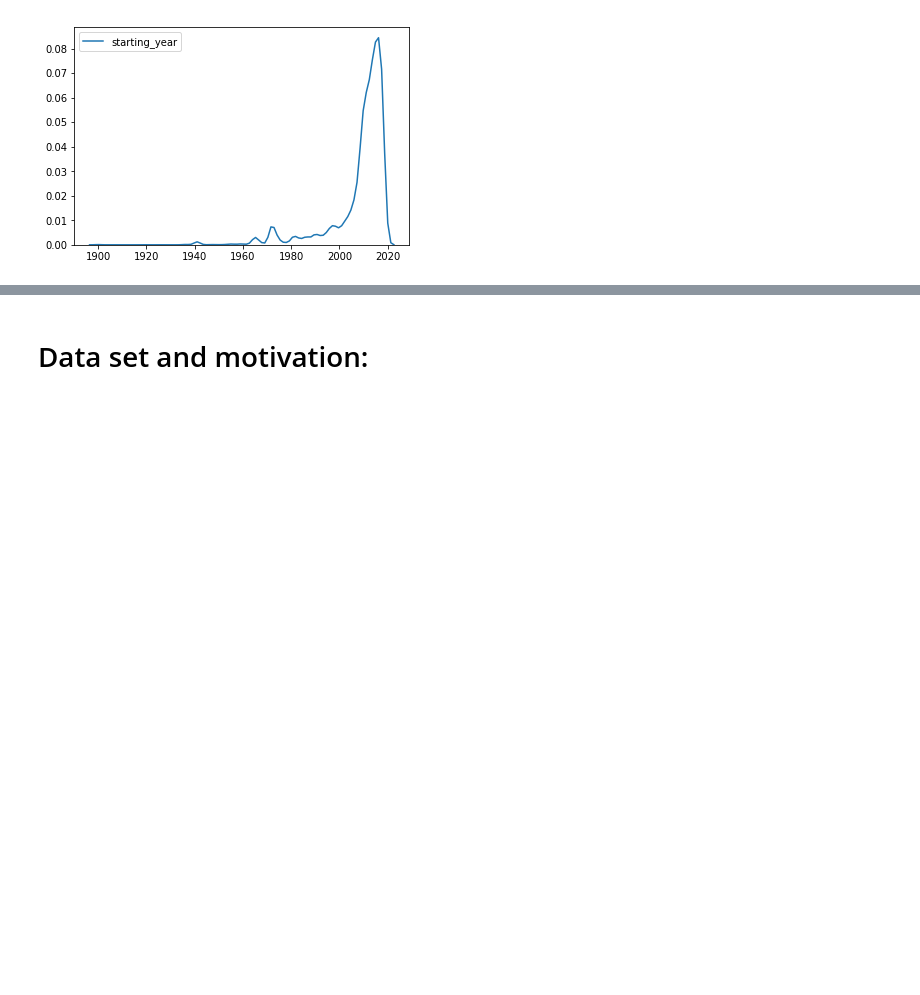
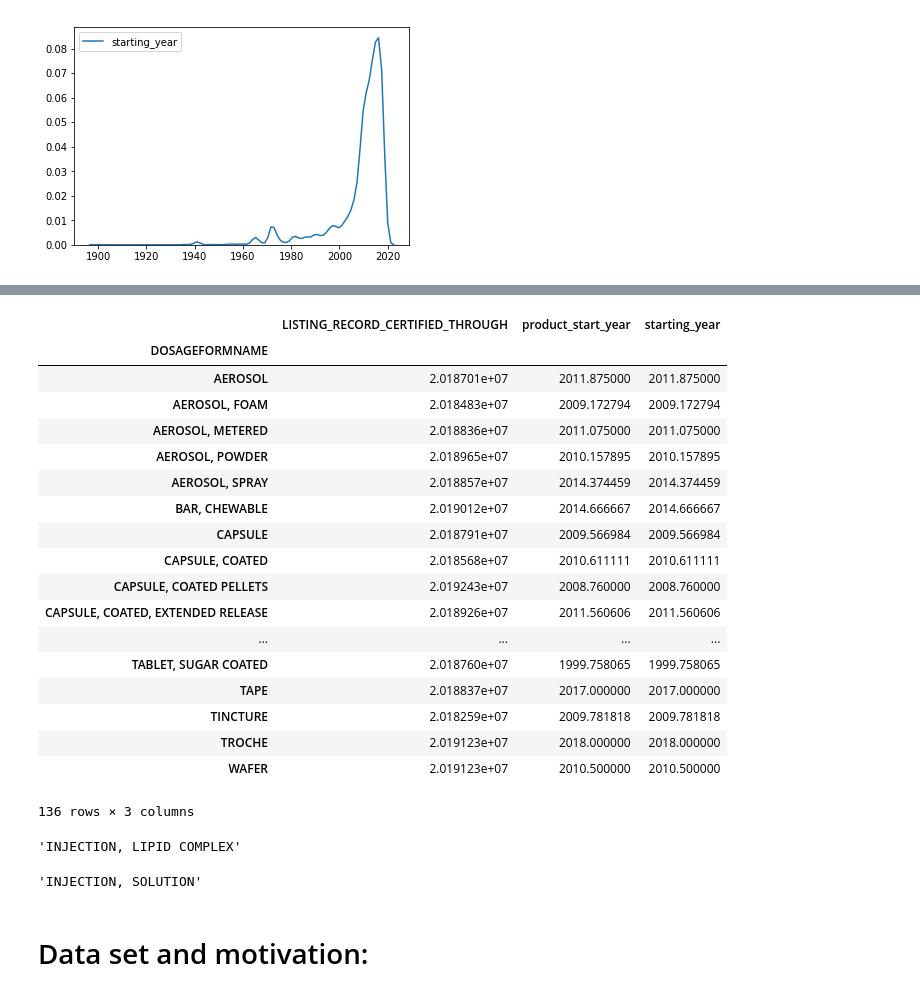
Before and after one commit to 854740262/NDC-database-analysis, a Jupyter notebook: Final_project.ipynb, the cells around one changed output, grey strips where cells are left out. Saved outputs shown, nothing was run; the diff lists cells and outputs as text; code cells hidden in the pictures; blank space fills up the shorter version.

```diff
--- a/Final_project.ipynb
+++ b/Final_project.ipynb
@@ -89,3 +101,36 @@ sns.kdeplot(product['starting_year'].dropna())
+# %%
+mean_start_year = product.groupby('DOSAGEFORMNAME').mean()
+mean_start_year
+# %% [output]
+|  | LISTING_RECORD_CERTIFIED_THROUGH | product_start_year | starting_year |
+| DOSAGEFORMNAME |  |  |  |
+| AEROSOL | 2.018701e+07 | 2011.875000 | 2011.875000 |
+| AEROSOL, FOAM | 2.018483e+07 | 2009.172794 | 2009.172794 |
+| AEROSOL, METERED | 2.018836e+07 | 2011.075000 | 2011.075000 |
+| AEROSOL, POWDER | 2.018965e+07 | 2010.157895 | 2010.157895 |
+| AEROSOL, SPRAY | 2.018857e+07 | 2014.374459 | 2014.374459 |
+| BAR, CHEWABLE | 2.019012e+07 | 2014.666667 | 2014.666667 |
+| CAPSULE | 2.018791e+07 | 2009.566984 | 2009.566984 |
+| CAPSULE, COATED | 2.018568e+07 | 2010.611111 | 2010.611111 |
+| CAPSULE, COATED PELLETS | 2.019243e+07 | 2008.760000 | 2008.760000 |
+| CAPSULE, COATED, EXTENDED RELEASE | 2.018926e+07 | 2011.560606 | 2011.560606 |
+| ... | ... | ... | ... |
+| TABLET, SUGAR COATED | 2.018760e+07 | 1999.758065 | 1999.758065 |
+| TAPE | 2.018837e+07 | 2017.000000 | 2017.000000 |
+| TINCTURE | 2.018259e+07 | 2009.781818 | 2009.781818 |
+| TROCHE | 2.019123e+07 | 2018.000000 | 2018.000000 |
+| WAFER | 2.019123e+07 | 2010.500000 | 2010.500000 |
+136 rows × 3 columns
+# %%
+# This is the newest tech
+mean_start_year['product_start_year'].idxmax()
+# %% [output]
+'INJECTION, LIPID COMPLEX'
+# %%
+# The oldest tech
+mean_start_year['product_start_year'].idxmin()
+# %% [output]
+'INJECTION, SOLUTION'
 # %% [markdown]
 # Data set and motivation:
 # %% [markdown]
```
Also changed, not shown: parts of 1 cell of this notebook.
